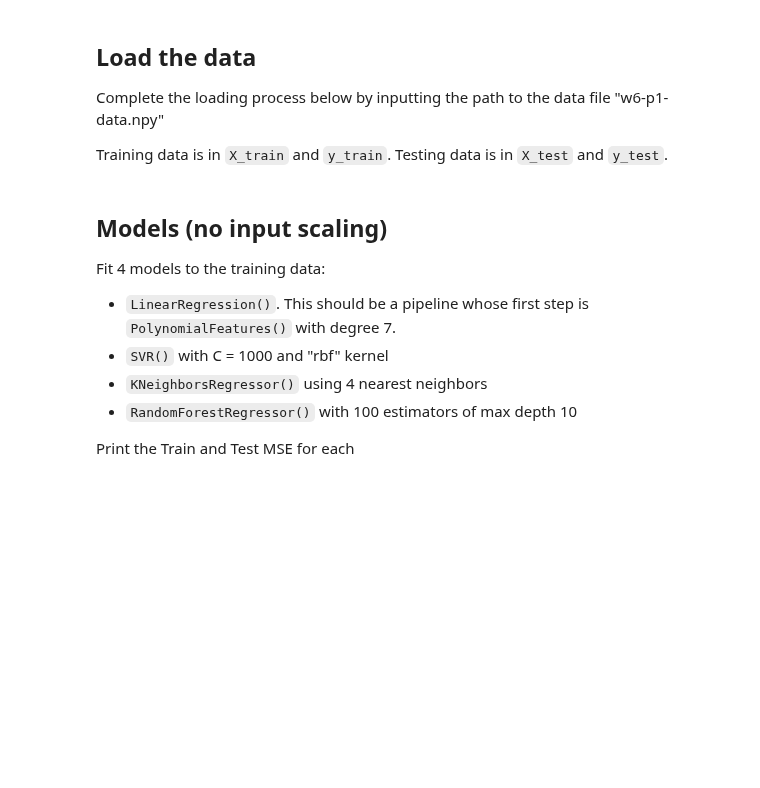
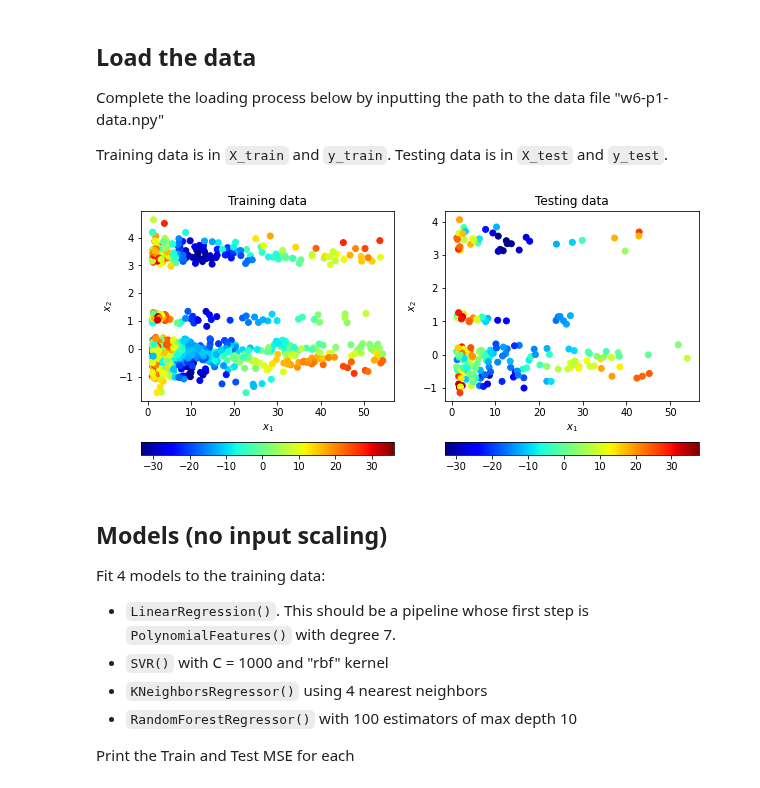
Before and after one commit to zsqu4re/ML-for-engineers, a Jupyter notebook: HW6/M6-HW1.ipynb, the cells around one changed output. Cells and saved outputs as stored; diff of their text form; code cells hidden in the pictures; blank space fills up the shorter version.

```diff
--- a/HW6/M6-HW1.ipynb
+++ b/HW6/M6-HW1.ipynb
@@ -54,16 +54,20 @@ Testing data is in `X_test` and `y_test`.
 # %%
 # YOUR CODE GOES HERE
 # Define path
+path = r"data/w6-p1-data.npy"
+
 data = np.load(path)
 X, y = data[:,:2], data[:,2]
 X_train, X_test, y_train, y_test = train_test_split(X, y, train_size=int(0.8*len(y)),random_state=0)
 
 plt.figure(figsize=(10,5))
 plt.subplot(1,2,1)
 plot(X_train, y_train, "Training data")
 plt.subplot(1,2,2)
 plot(X_test, y_test, "Testing data")
 plt.show()
+# %% [output]
+[figure, added]
 # %% [markdown]
 ## Models (no input scaling)
 Fit 4 models to the training data:
```
Also changed, not shown: 3 other files.
